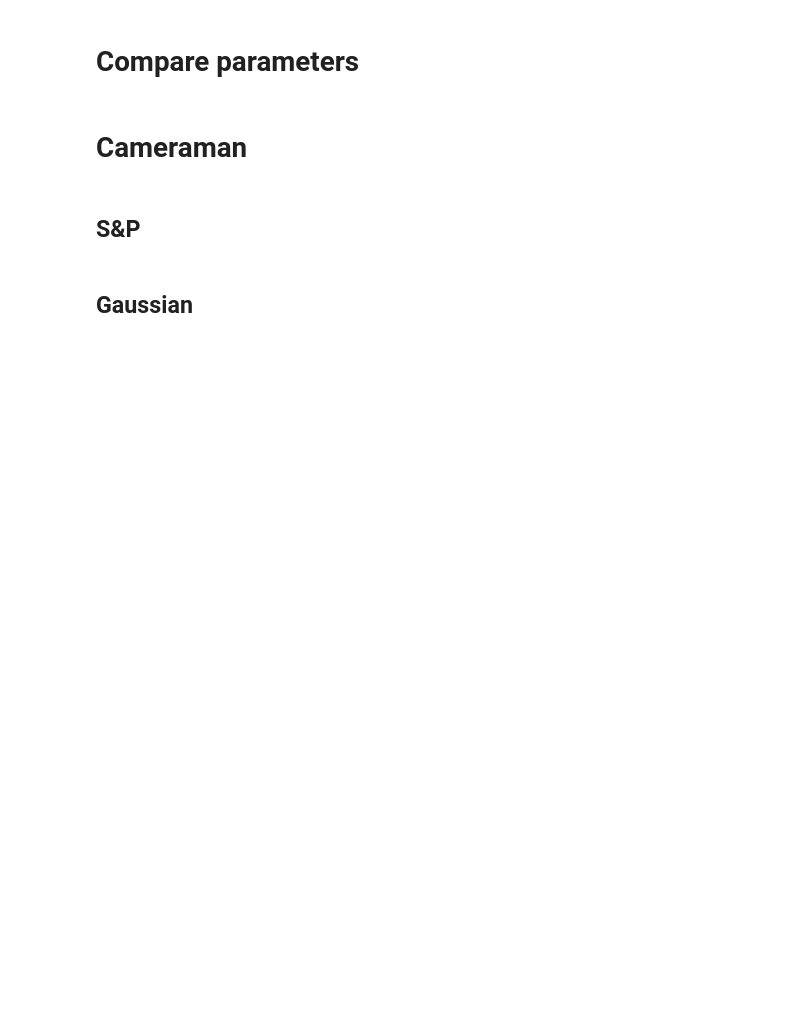
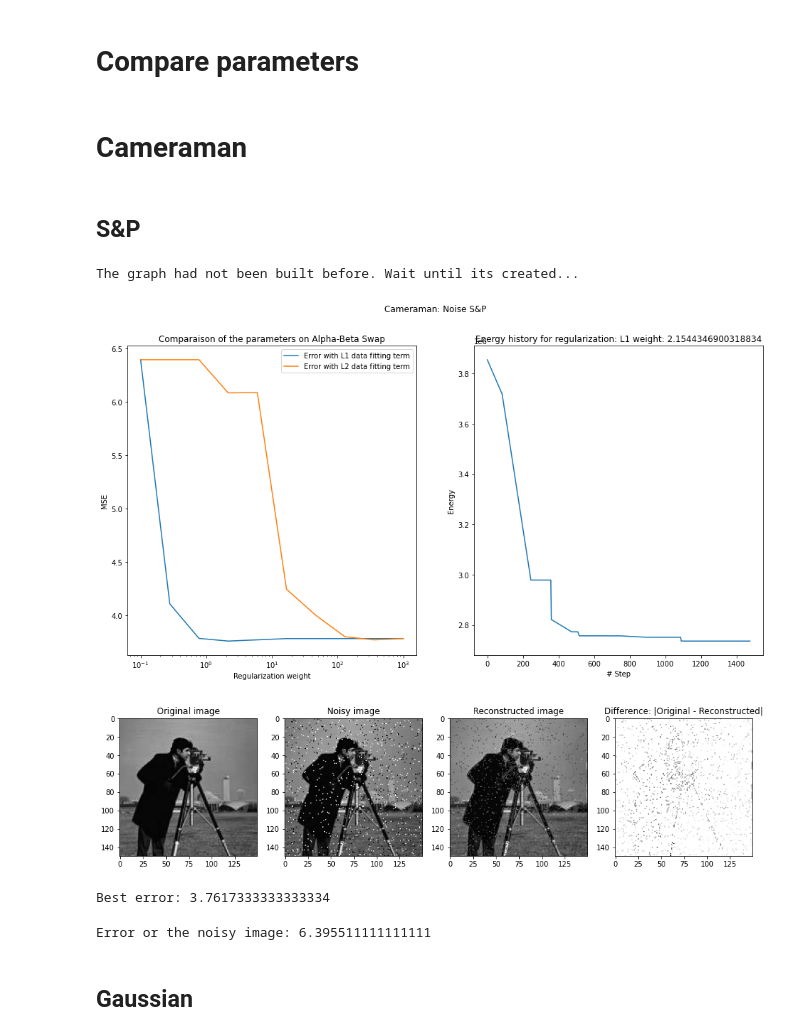
Before and after one commit to Bassvelitchkine/graph-cut-image-denoising, a Jupyter notebook: main.ipynb, the cells around one changed output. Saved outputs shown, nothing was run; the diff lists cells and outputs as text; code cells hidden in the pictures; blank space fills up the shorter version.

Commit message:
Result notebook ran

```diff
--- a/main.ipynb
+++ b/main.ipynb
@@ -26,7 +26,7 @@ def find_best_param(original_image, graph_image, noisy_image, Weight_test_list,
         for regularization_weight in tqdm(Weight_test_list):
             denoiser = ImageDenoiser(graph_image, noisy_image,
                                     data_fitting_type=data_fitting_type, regularization_weight=regularization_weight)
-            Energy_history, Steps = denoiser.alpha_beta_swap(max_iter=1500, verbose=False)
+            Energy_history, Steps = denoiser.alpha_beta_swap(max_iter=3000, verbose=False)
             error = mean_square_error(original_image, denoiser.reconstructed_image)
             Error_result_list[data_fitting_type].append((regularization_weight, error))
             if error < best_error:
@@ -35,7 +35,7 @@ def find_best_param(original_image, graph_image, noisy_image, Weight_test_list,
                 Best_energy_history = Energy_history
                 Best_steps = Steps
                 best_reconstructed_image = np.copy(denoiser.reconstructed_image)
-    return Error_result_list, Best_energy_history, Best_steps, best_param, best_reconstructed_image
+    return Error_result_list, Best_energy_history, Best_steps, best_param, best_reconstructed_image, best_error
 # %% [markdown]
 # Cameraman
 # %% [markdown]
@@ -43,38 +43,50 @@ def find_best_param(original_image, graph_image, noisy_image, Weight_test_list,
 # %%
 loader = ImageLoader("cameraman.jpg", noise="S&P", rescale_factor=None)
 cameraman = np.copy(loader.grayscale())
 cameraman_sp = np.copy(loader.noisy_image())
 graph = loader.graph()
 
-Error_result_list, Best_energy_history, Best_steps, best_param, cameraman_sp_rec = find_best_param(loader.grayscale(),
+Error_result_list_c_sp, Best_energy_history_c_sp, Best_steps_c_sp, best_param_c_sp, cameraman_sp_rec, best_error_c_sp = find_best_param(loader.grayscale(),
                                                                                     graph,
                                                                                     loader.noisy_image(),
-                                                                                    Weight_test_list = np.logspace(-2,2,10))
+                                                                                    Weight_test_list = np.logspace(-1,3,10))
 f, (ax1, ax2) = plt.subplots(1, 2, figsize=(16,8))
 f.suptitle("Cameraman: Noise S&P")
-ax1.plot(*zip(*Error_result_list["L1"]), label="Error with L1 data fitting term")
-ax1.plot(*zip(*Error_result_list["L2"]), label="Error with L2 data fitting term")
+ax1.plot(*zip(*Error_result_list_c_sp["L1"]), label="Error with L1 data fitting term")
+ax1.plot(*zip(*Error_result_list_c_sp["L2"]), label="Error with L2 data fitting term")
 ax1.legend()
 ax1.set_xlabel("Regularization weight")
+ax1.set_xscale("log")
 ax1.set_ylabel("MSE")
 ax1.set_title("Comparaison of the parameters on Alpha-Beta Swap")
 
-ax2.plot(Best_steps, Best_energy_history)
+ax2.plot(Best_steps_c_sp, Best_energy_history_c_sp)
 ax2.set_xlabel("# Step")
 ax2.set_ylabel("Energy")
-ax2.set_title(f"Energy history for regularization: {best_param[0]} weight: {best_param[1]}")
+ax2.set_title(f"Energy history for regularization: {best_param_c_sp[0]} weight: {best_param_c_sp[1]}")
 plt.show()
 
 f, (ax1, ax2, ax3, ax4) = plt.subplots(1, 4, figsize=(16,8))
 ax1.imshow(cameraman, cmap='gray')
 ax1.set_title("Original image")
 ax2.imshow(cameraman_sp, cmap='gray')
 ax2.set_title("Noisy image")
 ax3.imshow(cameraman_sp_rec, cmap='gray')
 ax3.set_title("Reconstructed image")
 ax4.imshow(np.abs(cameraman - cameraman_sp_rec), cmap='gray_r')
 ax4.set_title("Difference: |Original - Reconstructed|")
 plt.show()
+print(f"Best error: {best_error_c_sp}")
+print(f"Error or the noisy image: {mean_square_error(cameraman, cameramen_sp)}")
+# %% [output]
+The graph had not been built before. Wait until its created...
+[figure, added]
+[figure, added]
+Best error: 3.7617333333333334
+# %%
+print(f"Error or the noisy image: {mean_square_error(cameraman, cameraman_sp)}")
+# %% [output]
+Error or the noisy image: 6.395511111111111
 # %% [markdown]
 ## Gaussian
 # %%
```
Also changed, not shown: parts of 6 cells of this notebook, 1 other file.
